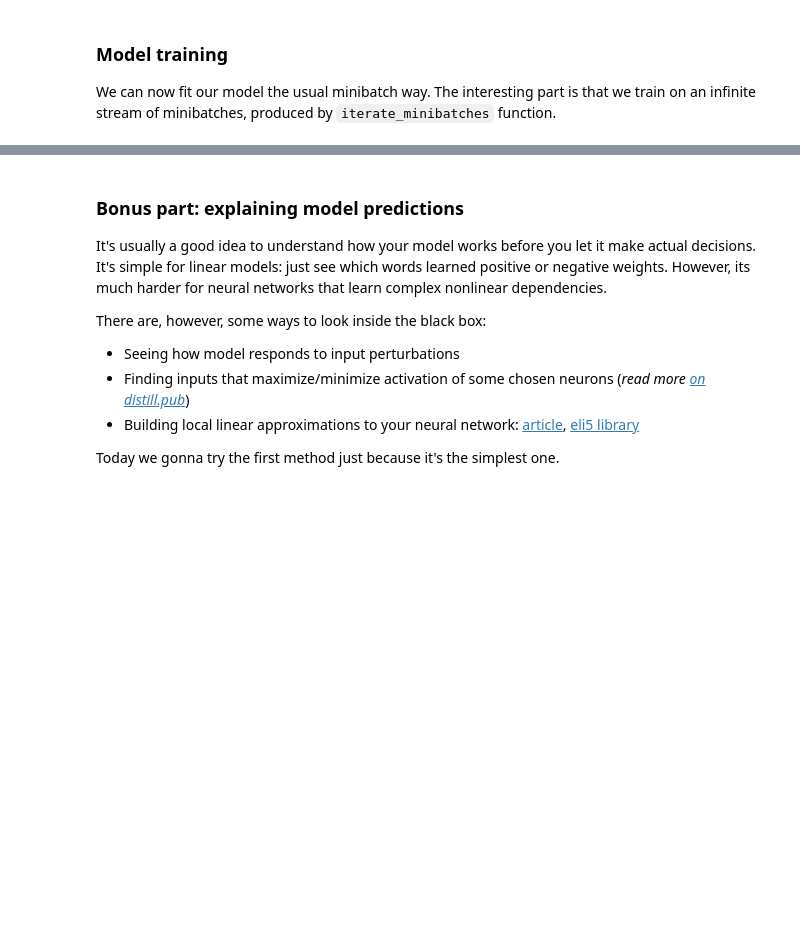
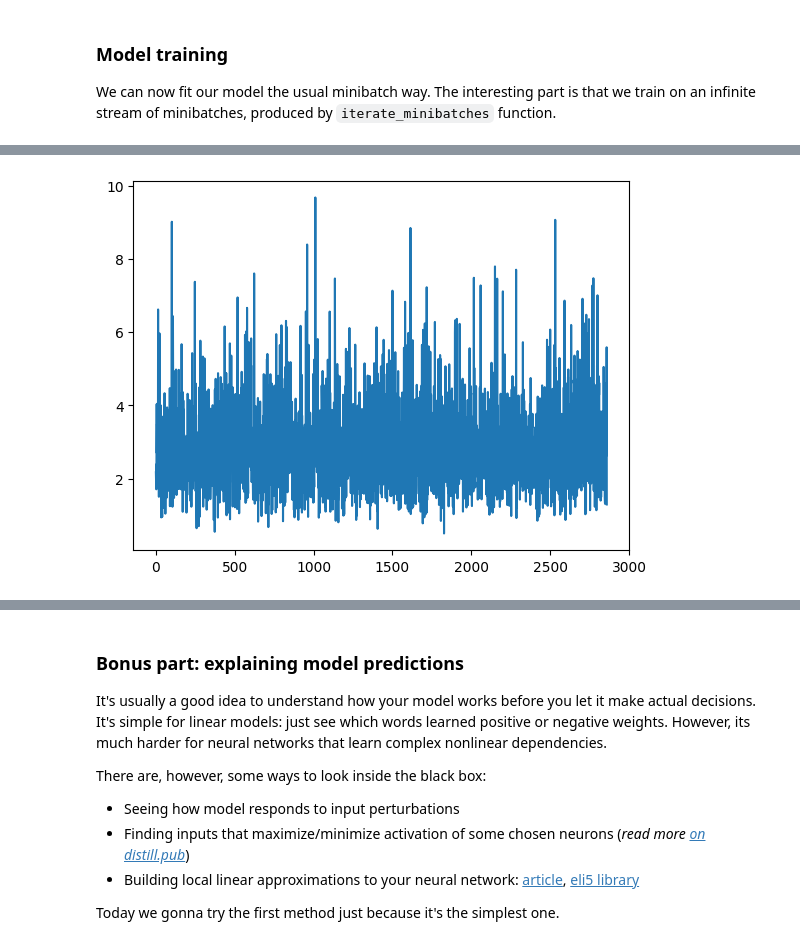
Before and after one commit to ValikVad/NLP_FPL, a Jupyter notebook: notebooks/week02_classification/seminar.ipynb, the cells around one changed output, grey strips where cells are left out. Saved outputs shown, nothing was run; the diff lists cells and outputs as text; code cells hidden in the pictures; blank space fills up the shorter version.

```diff
--- a/notebooks/week02_classification/seminar.ipynb
+++ b/notebooks/week02_classification/seminar.ipynb
@@ -471,0 +585,5 @@ Mean absolute error: 0.27037
+# %%
+plt.plot([float(val[i]) for i in range(len(val))][200:])
+plt.show()
+# %% [output]
+[figure, added]
```
Also changed, not shown: parts of 27 cells of this notebook, 6 other files.
